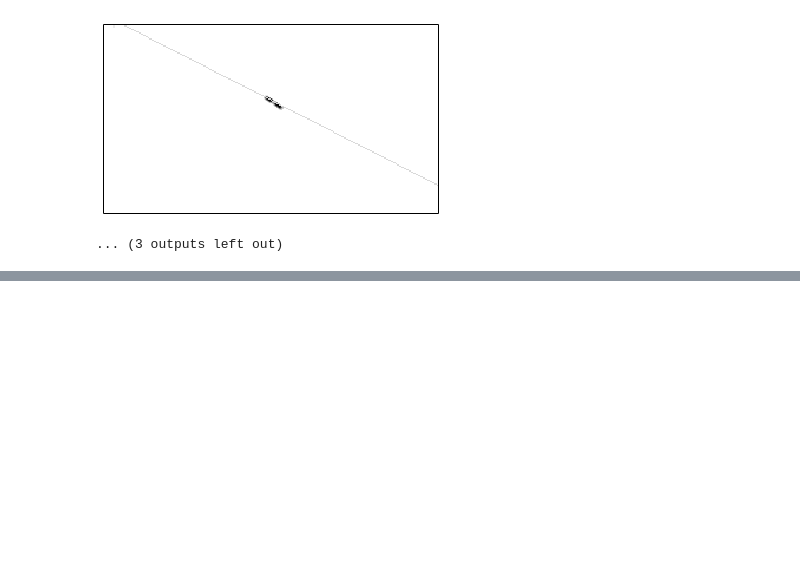
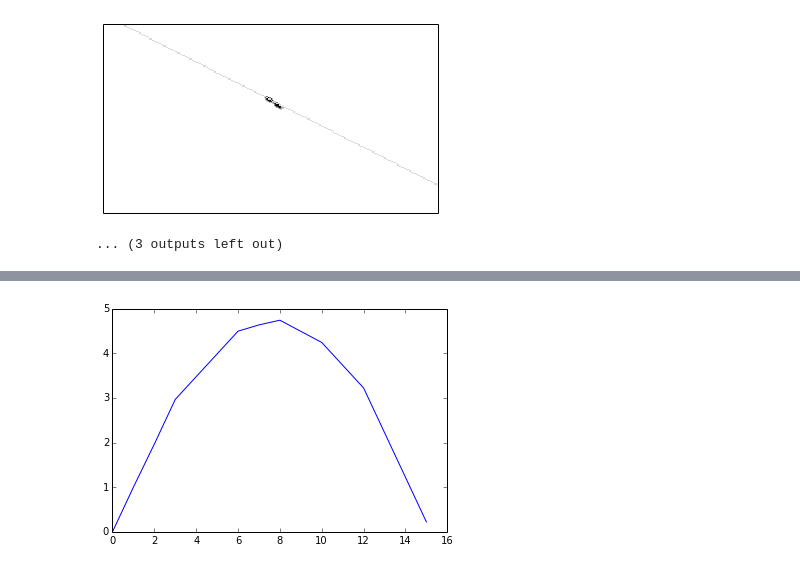
Before and after one commit to barbagroup/JITcode-MechE, a Jupyter notebook: module01_Analytical_Mechanics_II/01_Lesson01_Testing_Video_Detection.ipynb, the cells around one changed output, grey strips where cells are left out. Saved outputs shown, nothing was run; the diff lists cells and outputs as text; code cells hidden in the pictures; blank space fills up the shorter version.

```diff
--- a/module01_Analytical_Mechanics_II/01_Lesson01_Testing_Video_Detection.ipynb
+++ b/module01_Analytical_Mechanics_II/01_Lesson01_Testing_Video_Detection.ipynb
@@ -106,0 +131,11 @@ for i in range(1,16):
+# %%
+points = np.zeros((16))
+for m in range(len(lines)):
+    points[m+1] = points[m]-lines[m]
+
+
+plt.plot(range(0,16),points)
+plt.show()
+points = zip(range(0,16), points)
+# %% [output]
+[figure, added]
```
Also changed, not shown: parts of 6 cells of this notebook.
